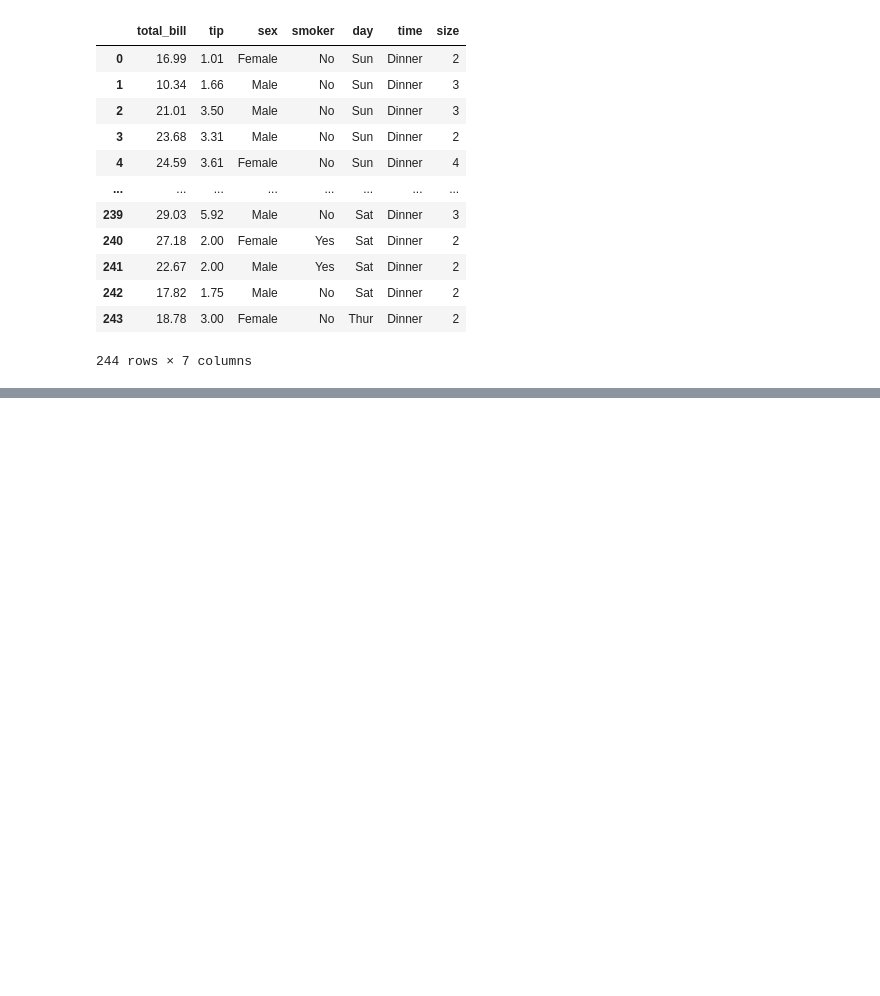
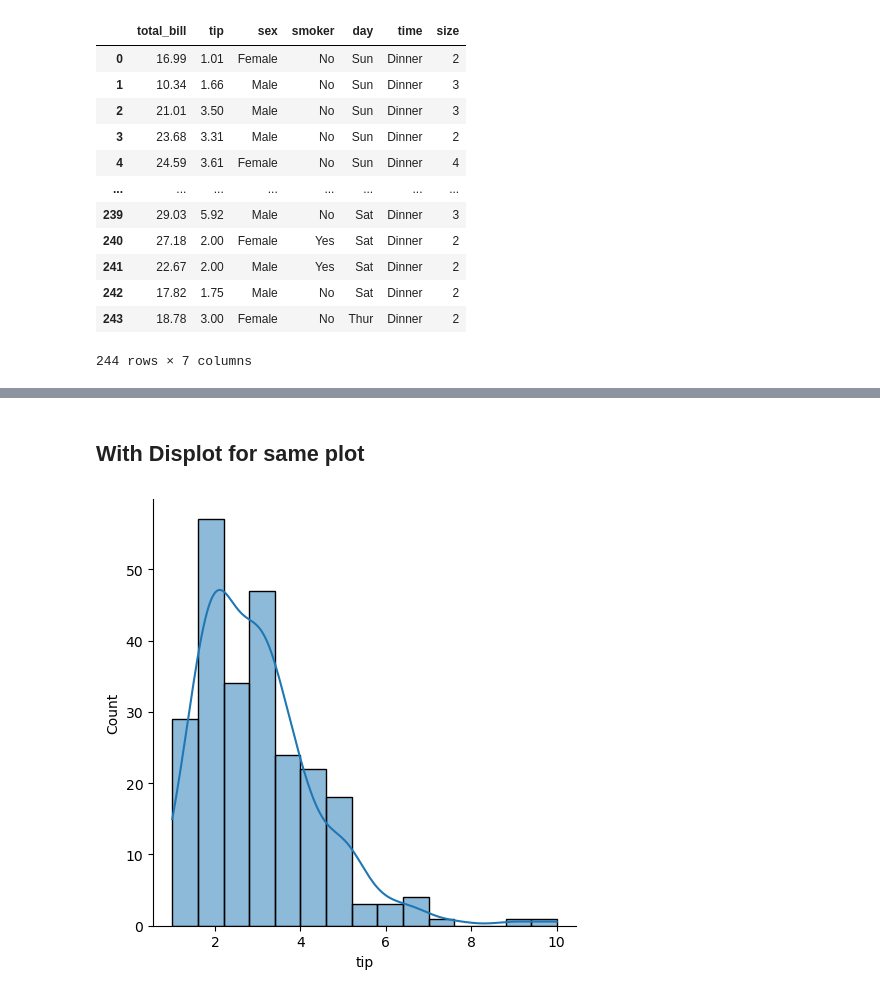
Before and after one commit to RoyAWilson/Seaborn, a Jupyter notebook: Code/Seaborn_1.ipynb, the cells around one changed output, grey strips where cells are left out. Cells and saved outputs as stored; diff of their text form; code cells hidden in the pictures; blank space fills up the shorter version.

```diff
--- a/Code/Seaborn_1.ipynb
+++ b/Code/Seaborn_1.ipynb
@@ -30,0 +38,7 @@ plt.savefig('../Figures/1_simpleScatter_2.png')
+# %% [markdown]
+## With Displot for same plot
+# %%
+sns.displot(data=tips['tip'], kde= True, bins = 15)
+plt.savefig('../Figures/2_simpleHist_2.png')
+# %% [output]
+[figure, added]
```
Also changed, not shown: parts of 28 cells of this notebook.
